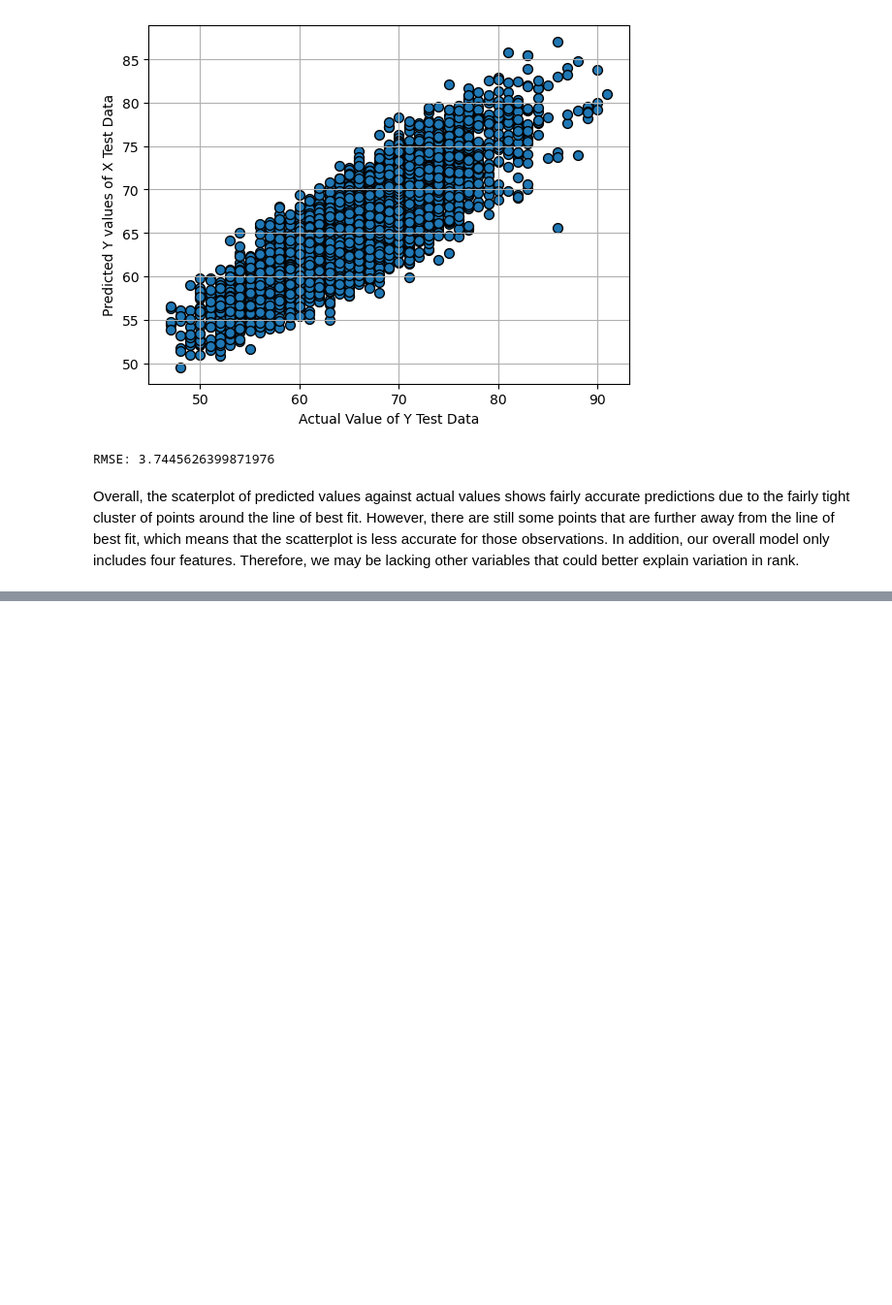
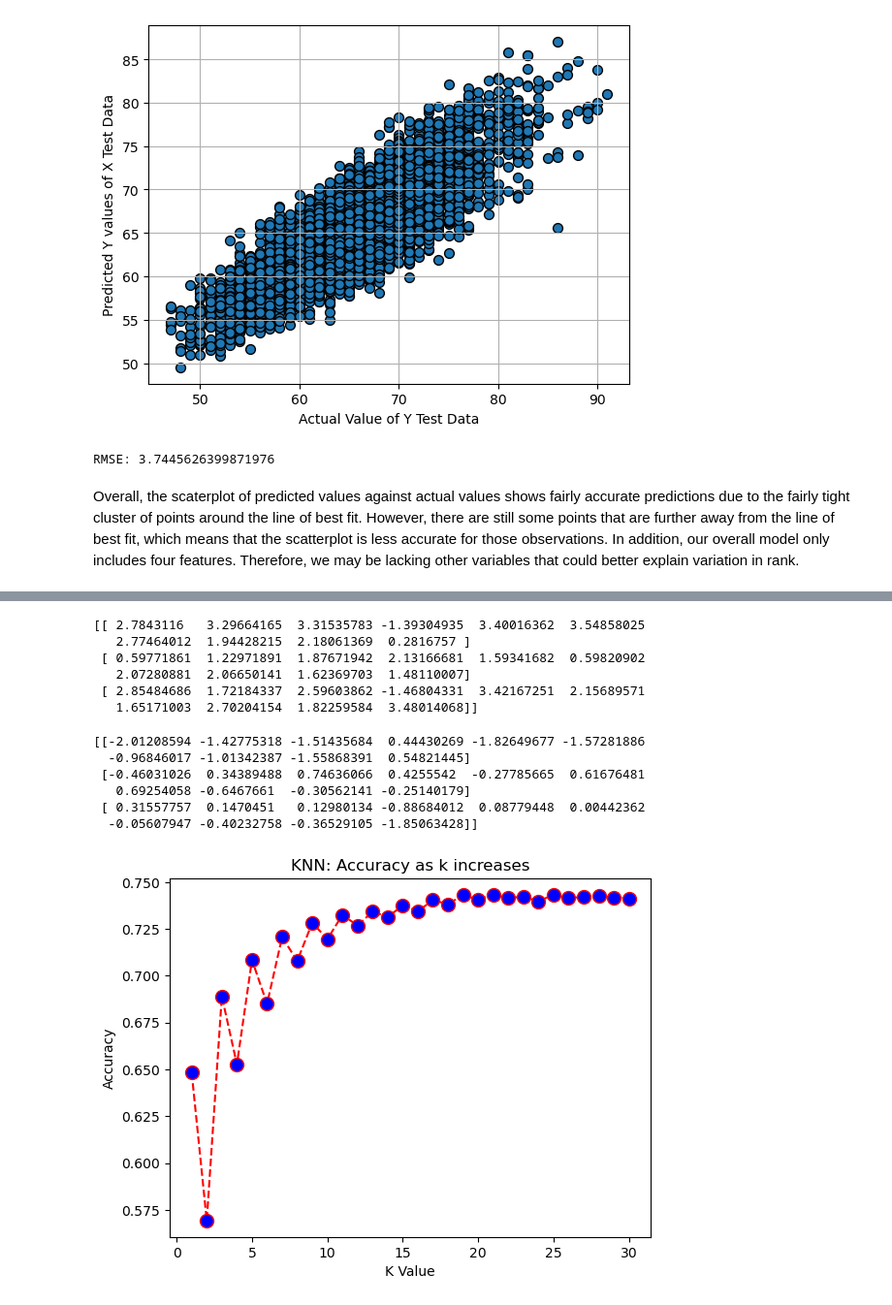
Before and after one commit to asapmansheel/FIFA-2022-Data-Analysis, a Jupyter notebook: fifa-2022-player-data-analysis.ipynb, the cells around one changed output, grey strips where cells are left out. Shown at 97% size. Drawn from its saved outputs; the diff is of its cells as text; code cells hidden in the pictures; blank space fills up the shorter version.

```diff
--- a/fifa-2022-player-data-analysis.ipynb
+++ b/fifa-2022-player-data-analysis.ipynb
@@ -191,0 +209,4 @@ Overall, the scaterplot of predicted values against actual values shows fairly a
+# %%
+# Create an X dataframe with just these 10 columns and display the first 5 rows
+X = data_df[["shooting", "passing", "dribbling", "defending", "attacking", "skill", "movement", "power", "mentality", "goalkeeping"]]
+X.head(5)
@@ -191,0 +220,64 @@ Overall, the scaterplot of predicted values against actual values shows fairly a
+# %%
+from sklearn.preprocessing import StandardScaler
+
+scaler = StandardScaler()
+# Use the scaler to standardize (normalize) the input features (X)
+X_scaled = scaler.fit_transform(X)
+# Print the standardized (scaled) values of the first 3 instances
+print(X_scaled[:3])
+# %% [output]
+[[ 2.7843116   3.29664165  3.31535783 -1.39304935  3.40016362  3.54858025
+   2.77464012  1.94428215  2.18061369  0.2816757 ]
+ [ 0.59771861  1.22971891  1.87671942  2.13166681  1.59341682  0.59820902
+   2.07280881  2.06650141  1.62369703  1.48110007]
+ [ 2.85484686  1.72184337  2.59603862 -1.46804331  3.42167251  2.15689571
+   1.65171003  2.70204154  1.82259584  3.48014068]]
+# %%
+# Split the scaled input features (X_scaled) and the "preferred_foot" target variable into training and testing sets using train_test_split function
+# Here, test_size specifies the proportion of data to allocate for testing (30% in this case)
+# random_state is used to ensure reproducibility of the split
+X_train, X_test, Y_train, Y_test = train_test_split(X_scaled, data_df["preferred_foot"], test_size = 0.3, random_state = 456)
+print(X_train[:3])
+# %% [output]
+[[-2.01208594 -1.42775318 -1.51435684  0.44430269 -1.82649677 -1.57281886
+  -0.96846017 -1.01342387 -1.55868391  0.54821445]
+ [-0.46031026  0.34389488  0.74636066  0.4255542  -0.27785665  0.61676481
+   0.69254058 -0.6467661  -0.30562141 -0.25140179]
+ [ 0.31557757  0.1470451   0.12980134 -0.88684012  0.08779448  0.00442362
+  -0.05607947 -0.40232758 -0.36529105 -1.85063428]]
+# %%
+from sklearn.neighbors import KNeighborsClassifier
+from sklearn.metrics import accuracy_score
+
+# Reshape the Y_train values to be a 2D array
+Y_train = Y_train.values.reshape(-1, 1)
+
+# Create an empty list to store accuracy values for different k values
+accuracy_values = []
+
+# Loop through values of k from 1 to 30
+for i in range(1, 31):
+
+    # Create a KNeighborsClassifier instance with k neighbors
+    knn = KNeighborsClassifier(n_neighbors = i)
+
+    # Fit the KNN classifier to the training data
+    knn.fit(X_train, Y_train.flatten())
+
+    # Make predictions using the trained KNN classifier
+    Y_pred = knn.predict(X_test)
+
+    # Calculate accuracy of the predictions
+    accuracy = accuracy_score(Y_test, Y_pred)
+
+    # Append the accuracy value to the accuracy_values list
+    accuracy_values.append(accuracy)
+
+# Plotting the accuracy values against different k values
+plt.plot(range(1, 31), accuracy_values, color = "red", linestyle = "dashed", marker = "o", markerfacecolor = "blue", markersize = 10)
+plt.xlabel("K Value")
+plt.ylabel("Accuracy")
+plt.title("KNN: Accuracy as k increases")
+plt.show()
+# %% [output]
+[figure, added]
```
Also changed, not shown: parts of 11 cells of this notebook.
